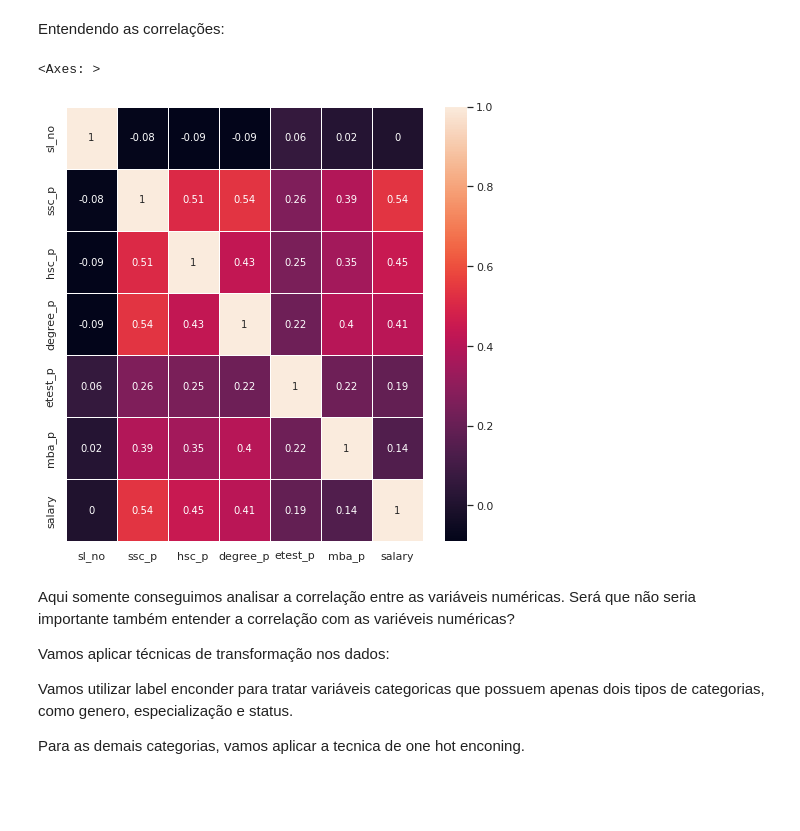
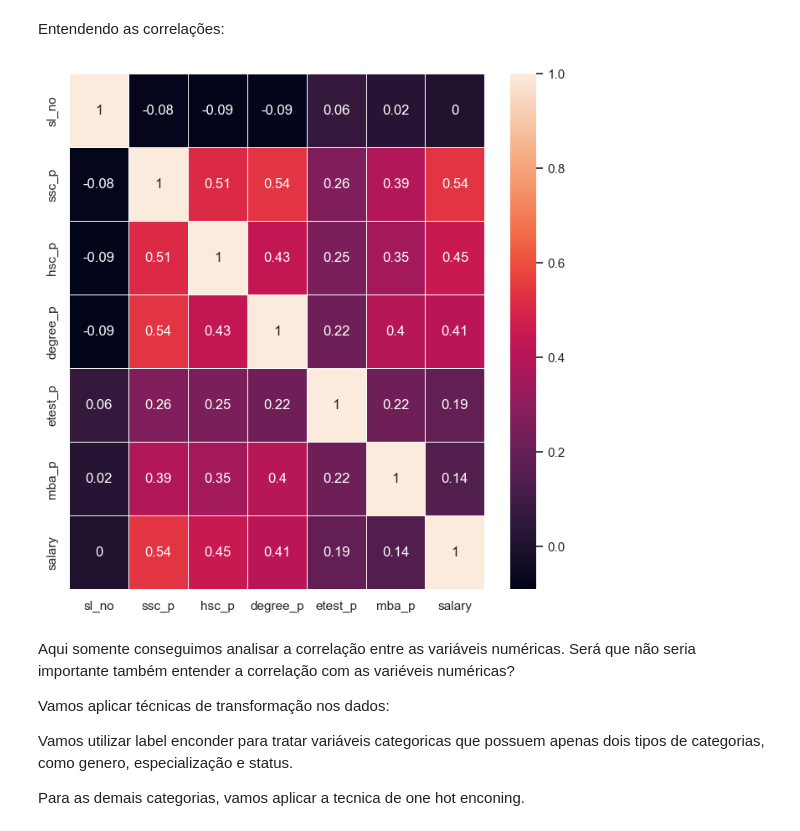
Before and after one commit to eugeniogdiniz/PosTechDataScience_Fiap, a Jupyter notebook: 02_Machine_Learning_and _Time_Siries/Fase02_Machine_Learning_Avancado/02_KNN_SVM/scr/Modelos de Classificação em Machine Learning.ipynb, the cells around one changed output. Saved outputs shown, nothing was run; the diff lists cells and outputs as text; code cells hidden in the pictures; blank space fills up the shorter version.

```diff
--- a/02_Machine_Learning_and _Time_Siries/Fase02_Machine_Learning_Avancado/02_KNN_SVM/scr/Modelos de Classificação em Machine Learning.ipynb
+++ b/02_Machine_Learning_and _Time_Siries/Fase02_Machine_Learning_Avancado/02_KNN_SVM/scr/Modelos de Classificação em Machine Learning.ipynb
@@ -256,13 +252,18 @@ Entendendo as correlações:
 # %%
 import matplotlib.pyplot as plt
 # %%
-correlation_matrix = dados.corr().round(2)
+# Selecionar apenas as colunas numéricas
+dados_numericos = dados.select_dtypes(include='number')
 
-fig, ax = plt.subplots(figsize=(8,8))
+# Calcular a matriz de correlação para as colunas numéricas
+correlation_matrix = dados_numericos.corr().round(2)
+
+# Criar o heatmap da matriz de correlação
+fig, ax = plt.subplots(figsize=(8, 8))
 sb.heatmap(data=correlation_matrix, annot=True, linewidths=.5, ax=ax)
+plt.show()
 # %% [output]
-<Axes: >
-[figure, old version]
+[figure, new version]
 # %% [markdown]
 Aqui somente conseguimos analisar a correlação entre as variáveis numéricas. Será que não seria importante também entender a correlação com as variéveis numéricas?
 
```
Also changed, not shown: parts of 16 cells of this notebook, 13 other files.
